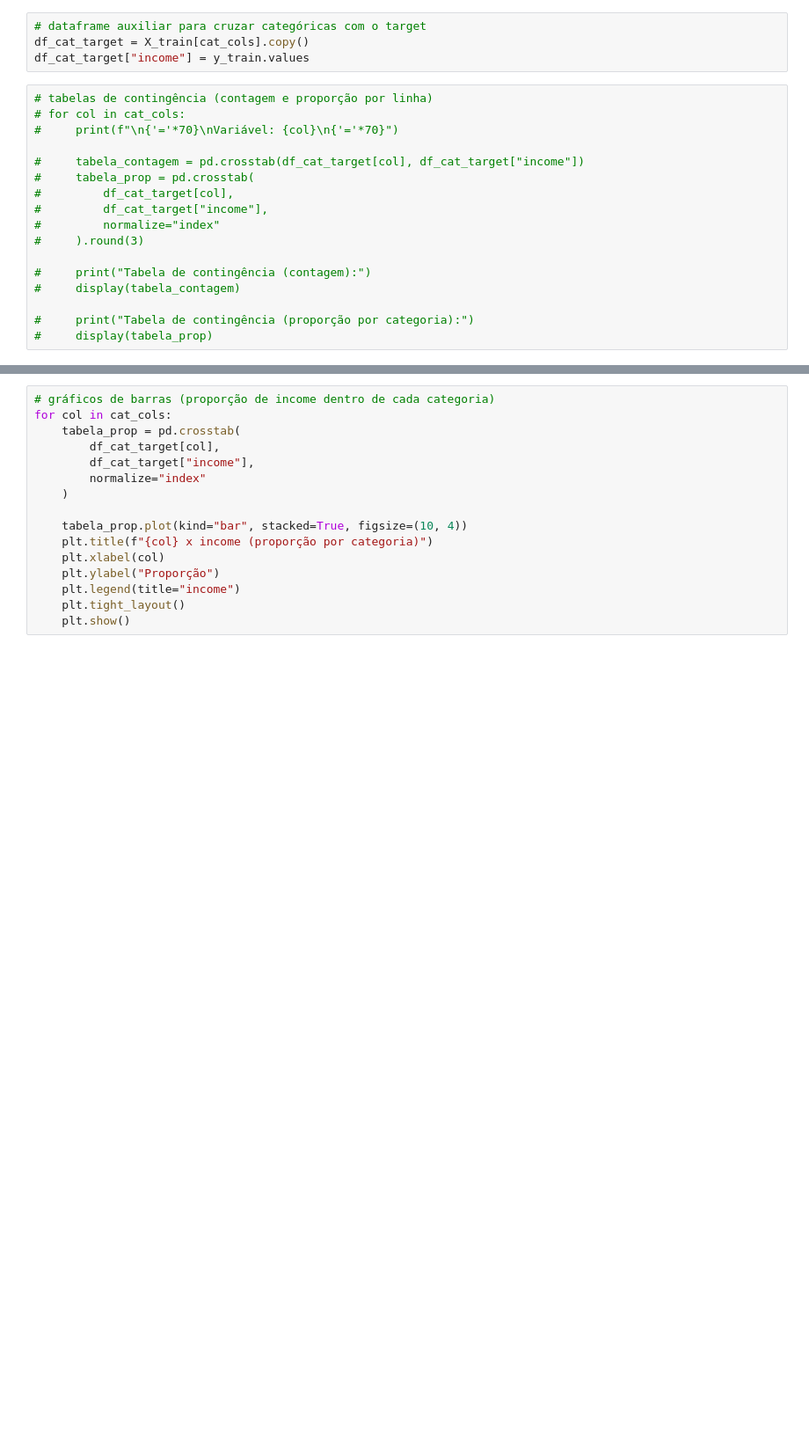
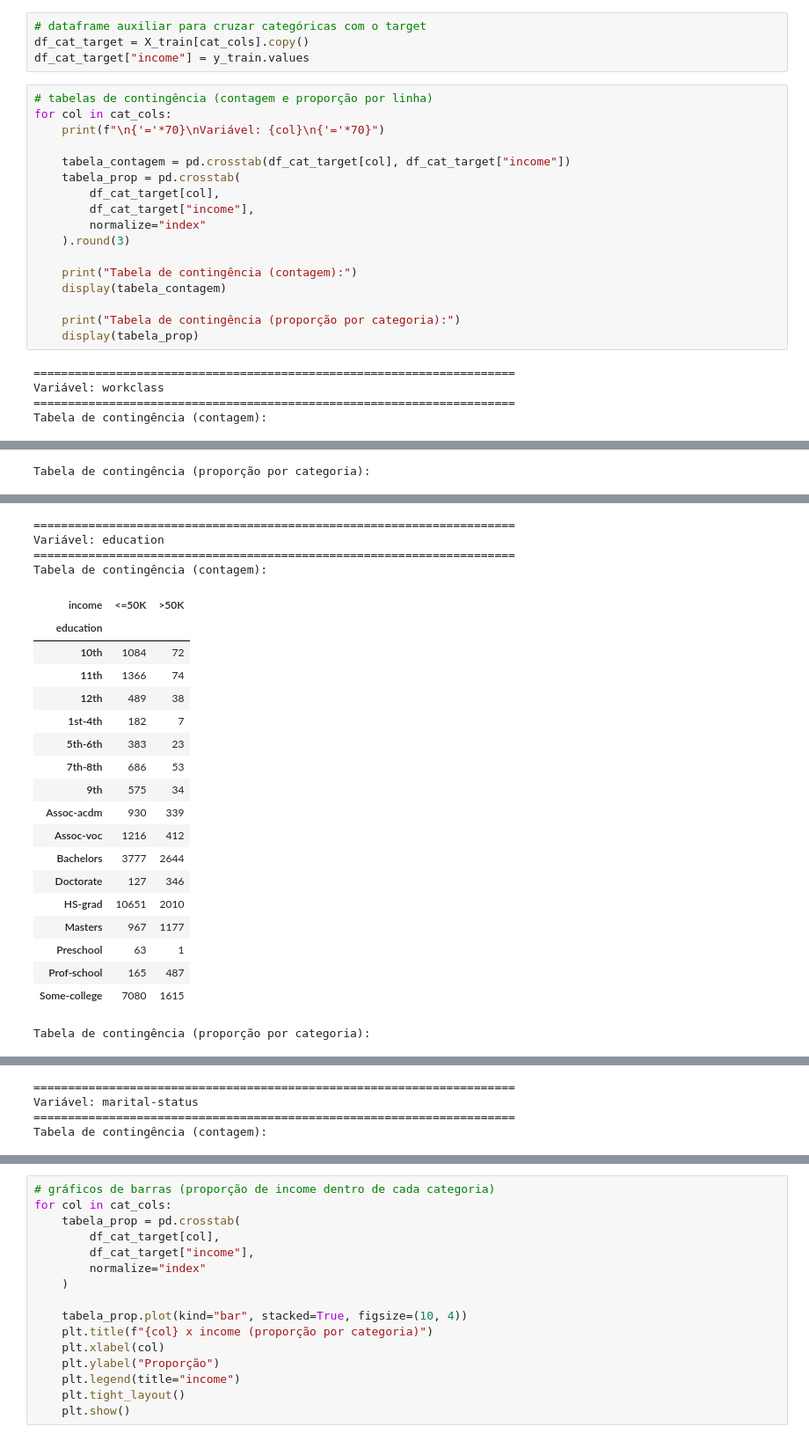
Before and after one commit to guedera/ProjetoMachineLearning, a Jupyter notebook: EDA.ipynb, the cells around one changed output, grey strips where cells are left out. Shown at 88% size. Drawn from its saved outputs; the diff is of its cells as text; blank space fills up the shorter version.

```diff
--- a/EDA.ipynb
+++ b/EDA.ipynb
@@ -335,18 +237,23 @@ df_cat_target = X_train[cat_cols].copy()
 df_cat_target["income"] = y_train.values
 # %%
 # tabelas de contingência (contagem e proporção por linha)
-# for col in cat_cols:
-#     print(f"\n{'='*70}\nVariável: {col}\n{'='*70}")
+for col in cat_cols:
+    print(f"\n{'='*70}\nVariável: {col}\n{'='*70}")
 
-#     tabela_contagem = pd.crosstab(df_cat_target[col], df_cat_target["income"])
-#     tabela_prop = pd.crosstab(
-#         df_cat_target[col],
-#         df_cat_target["income"],
-#         normalize="index"
-#     ).round(3)
+    tabela_contagem = pd.crosstab(df_cat_target[col], df_cat_target["income"])
+    tabela_prop = pd.crosstab(
+        df_cat_target[col],
+        df_cat_target["income"],
+        normalize="index"
+    ).round(3)
 
-#     print("Tabela de contingência (contagem):")
-#     display(tabela_contagem)
+    print("Tabela de contingência (contagem):")
+    display(tabela_contagem)
 
-#     print("Tabela de contingência (proporção por categoria):")
-#     display(tabela_prop)
+    print("Tabela de contingência (proporção por categoria):")
+    display(tabela_prop)
+# %% [output]
+======================================================================
+Variável: workclass
+======================================================================
+Tabela de contingência (contagem):
@@ -352,0 +271 @@ df_cat_target["income"] = y_train.values
+Tabela de contingência (proporção por categoria):
@@ -352,0 +283,23 @@ df_cat_target["income"] = y_train.values
+======================================================================
+Variável: education
+======================================================================
+Tabela de contingência (contagem):
+| income | <=50K | >50K |
+| education |  |  |
+| 10th | 1084 | 72 |
+| 11th | 1366 | 74 |
+| 12th | 489 | 38 |
+| 1st-4th | 182 | 7 |
+| 5th-6th | 383 | 23 |
+| 7th-8th | 686 | 53 |
+| 9th | 575 | 34 |
+| Assoc-acdm | 930 | 339 |
+| Assoc-voc | 1216 | 412 |
+| Bachelors | 3777 | 2644 |
+| Doctorate | 127 | 346 |
+| HS-grad | 10651 | 2010 |
+| Masters | 967 | 1177 |
+| Preschool | 63 | 1 |
+| Prof-school | 165 | 487 |
+| Some-college | 7080 | 1615 |
+Tabela de contingência (proporção por categoria):
@@ -352,0 +324,4 @@ df_cat_target["income"] = y_train.values
+======================================================================
+Variável: marital-status
+======================================================================
+Tabela de contingência (contagem):
```
Also changed, not shown: parts of 18 cells of this notebook.
